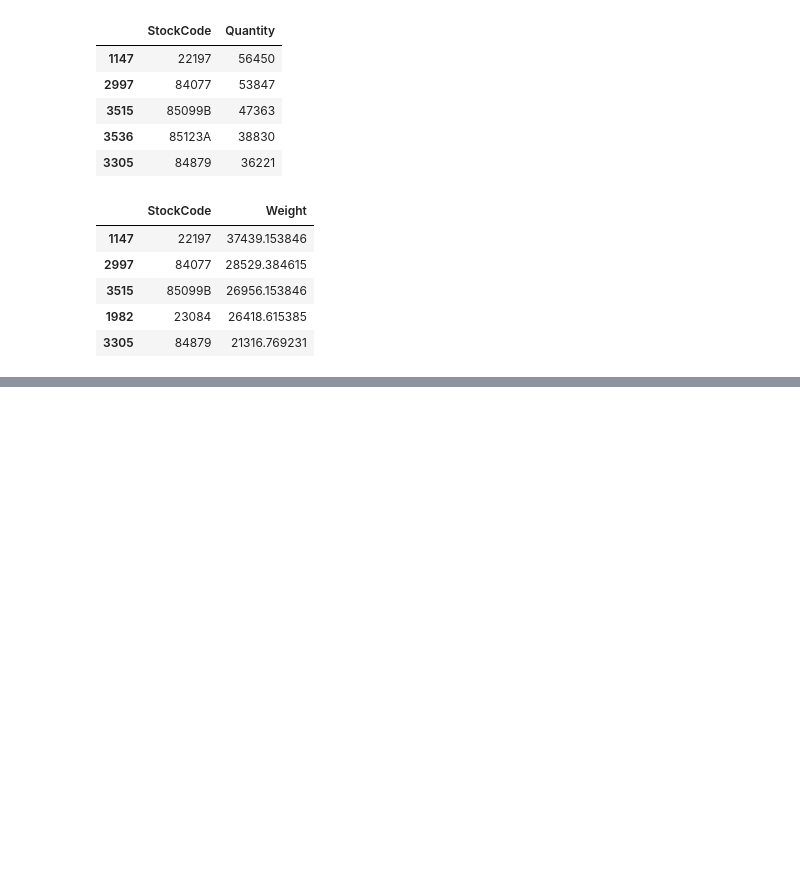
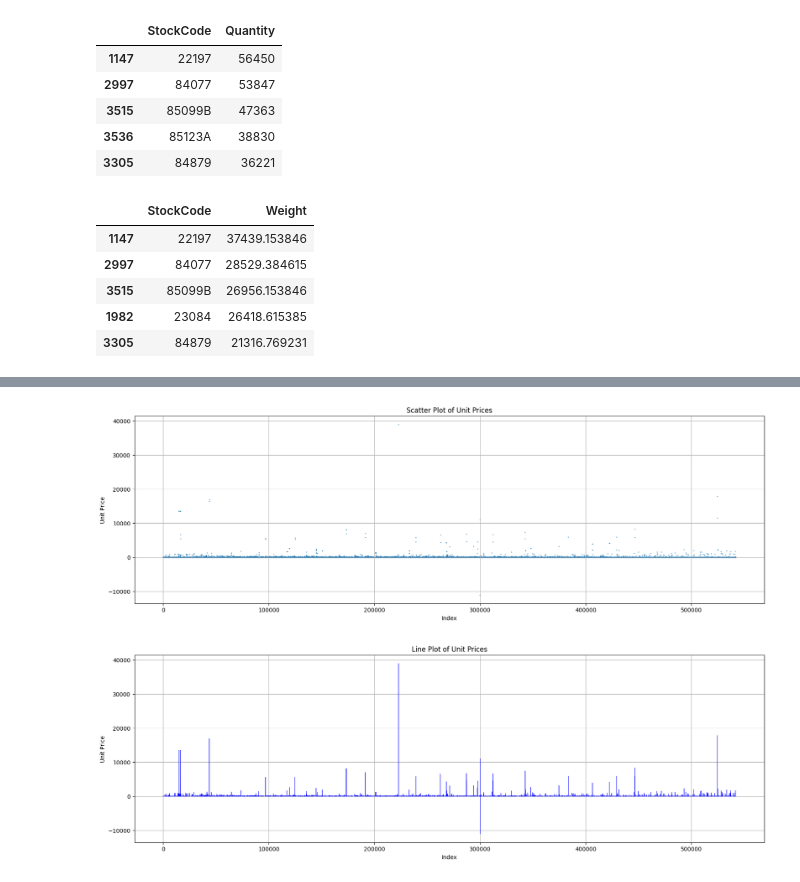
Before and after one commit to NikaGolestani/recsys, a Jupyter notebook: sales.ipynb, the cells around one changed output, grey strips where cells are left out. Cells and saved outputs as stored; diff of their text form; code cells hidden in the pictures; blank space fills up the shorter version.

```diff
--- a/sales.ipynb
+++ b/sales.ipynb
@@ -50,0 +65,23 @@ wdf.head()
+# %%
+unit_prices = df['UnitPrice']
+
+# Create a scatter plot
+plt.figure(figsize=(20, 6))  # Adjust figure size if needed
+plt.scatter(range(len(unit_prices)), unit_prices, s=1, alpha=0.5)  # Plotting against index for x-axis
+plt.title('Scatter Plot of Unit Prices')
+plt.xlabel('Index')
+plt.ylabel('Unit Price')
+plt.grid(True)
+plt.show()
+
+# Create a line plot
+plt.figure(figsize=(20, 6))  # Adjust figure size if needed
+plt.plot(range(len(unit_prices)), unit_prices, color='blue', linewidth=0.5)  # Plotting against index for x-axis
+plt.title('Line Plot of Unit Prices')
+plt.xlabel('Index')
+plt.ylabel('Unit Price')
+plt.grid(True)
+plt.show()
+# %% [output]
+[figure, added]
+[figure, added]
```
Also changed, not shown: parts of 3 cells of this notebook.
